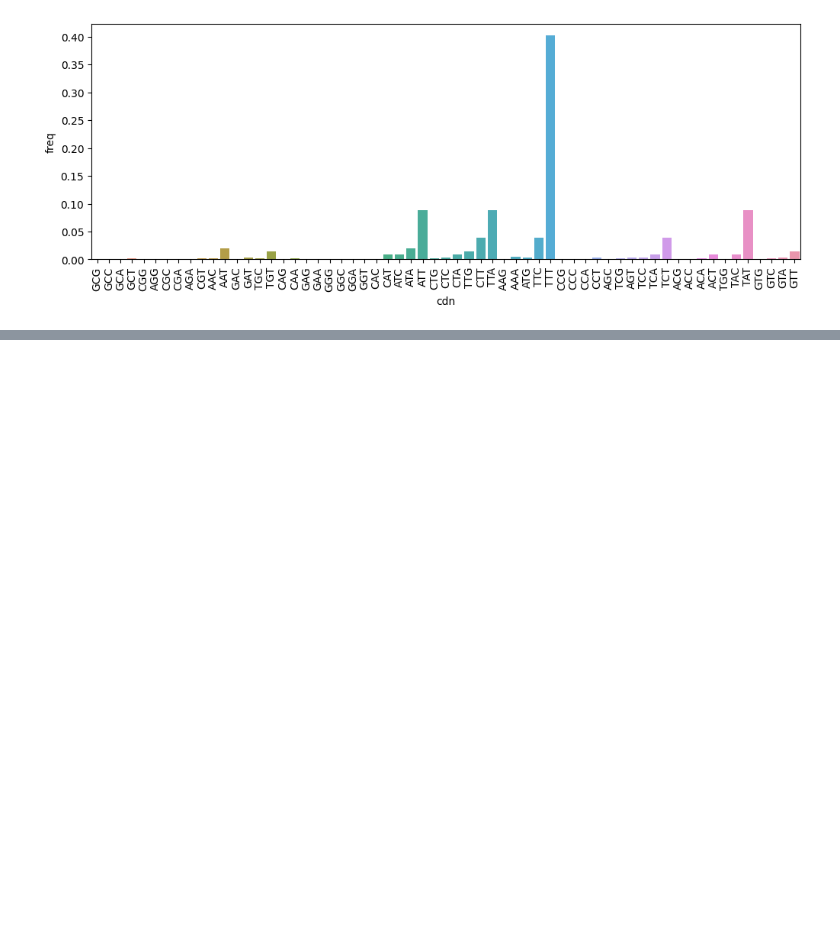
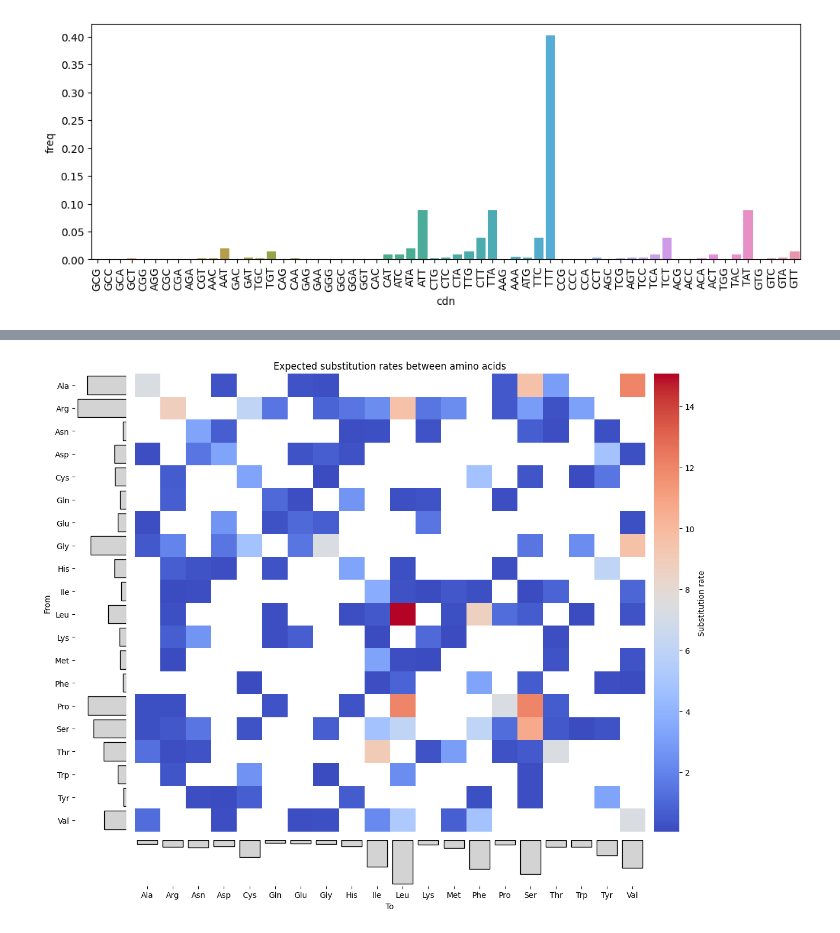
Before and after one commit to mitoclub/RNAViralMutSpec, a Jupyter notebook: sars-cov-2_aa_subst/process.ipynb, the cells around one changed output, grey strips where cells are left out. Drawn from its saved outputs; the diff is of its cells as text; code cells hidden in the pictures; blank space fills up the shorter version.

```diff
--- a/sars-cov-2_aa_subst/process.ipynb
+++ b/sars-cov-2_aa_subst/process.ipynb
@@ -203,0 +192,46 @@ Name: count, dtype: int64
+# %%
+fig, axs = plt.subplots(2, 3, figsize=(12, 10),
+                        width_ratios=[0.1, 1, .05], height_ratios=[1, 0.1])
+sns.heatmap(exp_aa_subst_matrix, annot=False, fmt=".2f", ax=axs[0, 1], cbar_ax=axs[0, 2],
+            cmap='coolwarm', cbar_kws={'label': 'Substitution rate'}, mask=exp_aa_subst_matrix==0,
+)
+axs[0, 1].set_ylabel('')
+axs[0, 1].set_xlabel('')
+axs[0, 1].set_xticks([])
+axs[0, 1].set_yticks([])
+axs[0, 1].set_title('Expected substitution rates between amino acids')
+
+
+freqs_from = exp_aa_subst_matrix.sum(1) - exp_aa_subst_matrix.values.diagonal()
+sns.barplot(freqs_from.reset_index(), y='aa1', x=0, ax=axs[0, 0],
+            color='lightgray', edgecolor='black')
+axs[0, 0].set_ylabel('From')
+axs[0, 0].set_xlabel('')
+axs[0, 0].spines['top'].set_visible(False)
+axs[0, 0].spines['right'].set_visible(False)
+axs[0, 0].spines['bottom'].set_visible(False)
+axs[0, 0].spines['left'].set_visible(False)
+axs[0, 0].invert_xaxis()
+axs[0, 0].set_xticks([])
+
+
+freqs_to = exp_aa_subst_matrix.sum(0) - exp_aa_subst_matrix.values.diagonal()
+sns.barplot(freqs_to.reset_index(), x='aa2', y=0, ax=axs[1, 1],
+            color='lightgray', edgecolor='black')
+axs[1, 1].set_ylabel('')
+axs[1, 1].set_xlabel('To')
+axs[1, 1].spines['top'].set_visible(False)
+axs[1, 1].spines['right'].set_visible(False)
+axs[1, 1].spines['bottom'].set_visible(False)
+axs[1, 1].spines['left'].set_visible(False)
+axs[1, 1].invert_yaxis()
+axs[1, 1].set_yticks([])
+
+axs[1, 0].remove()
+axs[1, 2].remove()
+
+plt.tight_layout()
+# plt.savefig('figures/exp_exp_aa_subst_matrix.pdf')
+plt.show()
+# %% [output]
+[figure, added]
```
Also changed, not shown: parts of 27 cells of this notebook, 3 other files.
